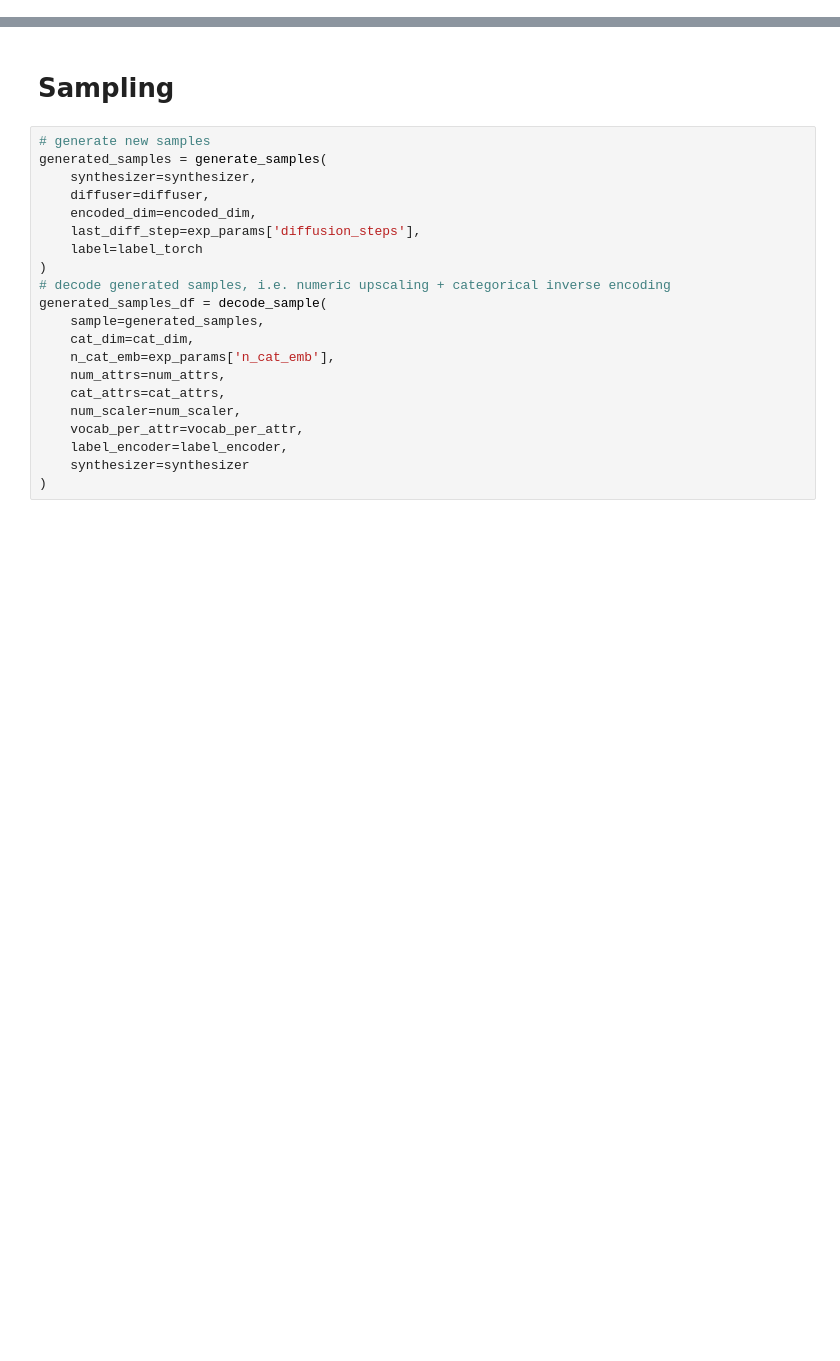
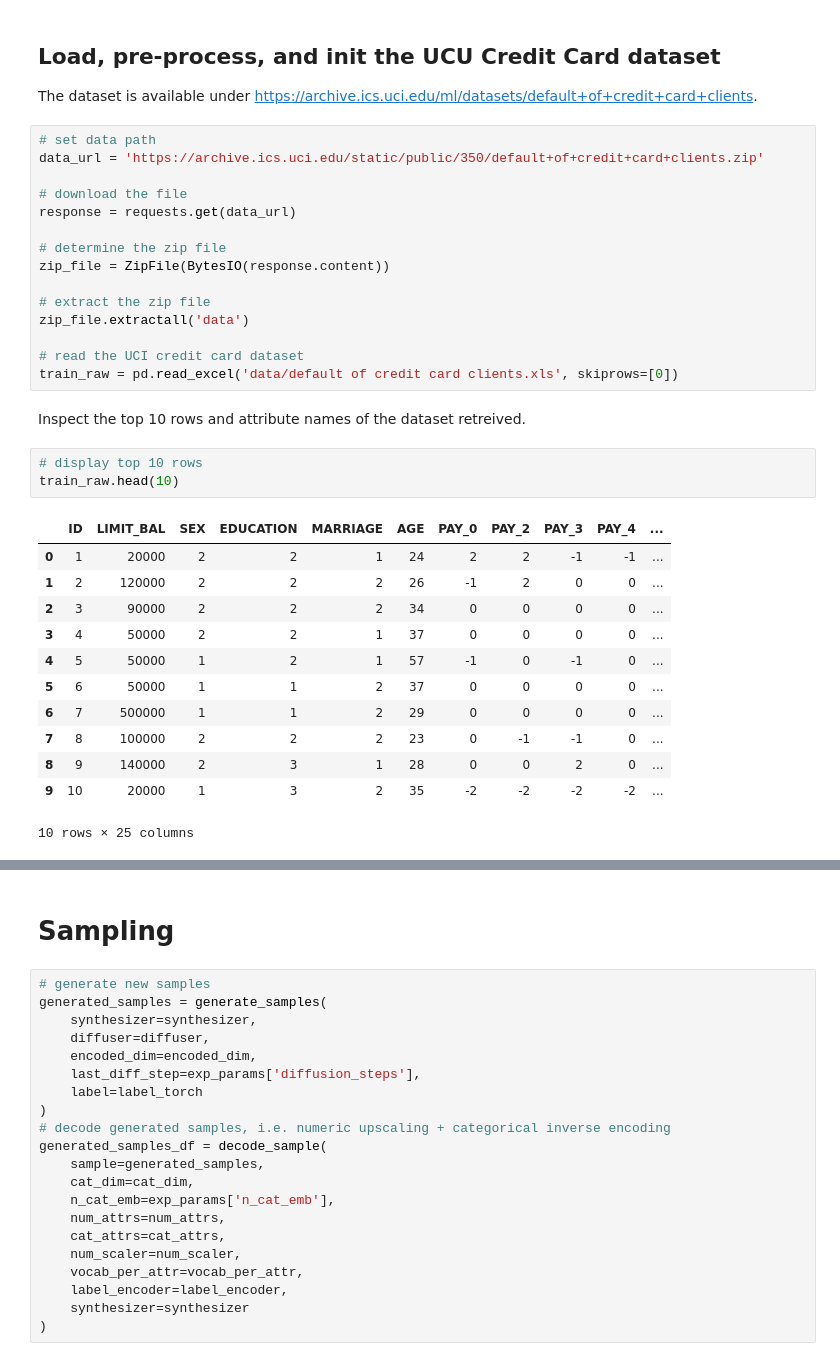
Before and after one commit to sattarov/FinDiff, a Jupyter notebook: main.ipynb, the cells around one changed output, grey strips where cells are left out. Saved outputs shown, nothing was run; the diff lists cells and outputs as text; blank space fills up the shorter version.

Commit message:
added gitignore and update data loading

```diff
--- a/main.ipynb
+++ b/main.ipynb
@@ -181,0 +80,36 @@ for epoch in pbar:
+# %% [markdown]
+## Load, pre-process, and init the UCU Credit Card dataset
+The dataset is available under https://archive.ics.uci.edu/ml/datasets/default+of+credit+card+clients.
+# %%
+# set data path
+data_url = 'https://archive.ics.uci.edu/static/public/350/default+of+credit+card+clients.zip'
+
+# download the file
+response = requests.get(data_url)
+
+# determine the zip file
+zip_file = ZipFile(BytesIO(response.content))
+
+# extract the zip file
+zip_file.extractall('data')
+
+# read the UCI credit card dataset
+train_raw = pd.read_excel('data/default of credit card clients.xls', skiprows=[0])
+# %% [markdown]
+Inspect the top 10 rows and attribute names of the dataset retreived.
+# %%
+# display top 10 rows
+train_raw.head(10)
+# %% [output]
+|  | ID | LIMIT_BAL | SEX | EDUCATION | MARRIAGE | AGE | PAY_0 | PAY_2 | PAY_3 | PAY_4 | ... |
+| 0 | 1 | 20000 | 2 | 2 | 1 | 24 | 2 | 2 | -1 | -1 | ... |
+| 1 | 2 | 120000 | 2 | 2 | 2 | 26 | -1 | 2 | 0 | 0 | ... |
+| 2 | 3 | 90000 | 2 | 2 | 2 | 34 | 0 | 0 | 0 | 0 | ... |
+| 3 | 4 | 50000 | 2 | 2 | 1 | 37 | 0 | 0 | 0 | 0 | ... |
+| 4 | 5 | 50000 | 1 | 2 | 1 | 57 | -1 | 0 | -1 | 0 | ... |
+| 5 | 6 | 50000 | 1 | 1 | 2 | 37 | 0 | 0 | 0 | 0 | ... |
+| 6 | 7 | 500000 | 1 | 1 | 2 | 29 | 0 | 0 | 0 | 0 | ... |
+| 7 | 8 | 100000 | 2 | 2 | 2 | 23 | 0 | -1 | -1 | 0 | ... |
+| 8 | 9 | 140000 | 2 | 3 | 1 | 28 | 0 | 0 | 2 | 0 | ... |
+| 9 | 10 | 20000 | 1 | 3 | 2 | 35 | -2 | -2 | -2 | -2 | ... |
+10 rows × 25 columns
```
Also changed, not shown: parts of 45 cells of this notebook, 1 other file.
